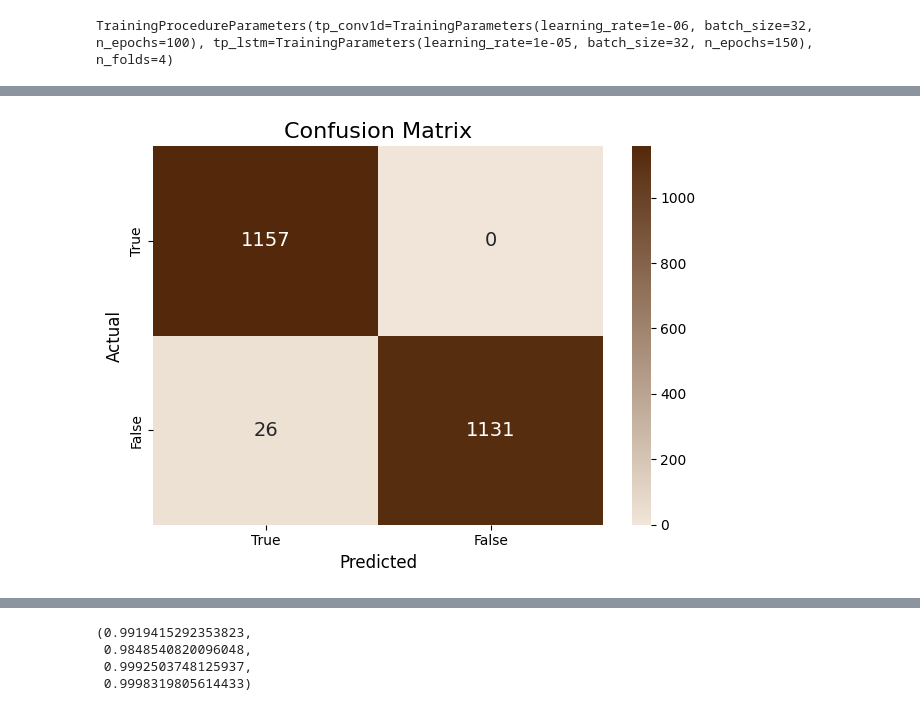
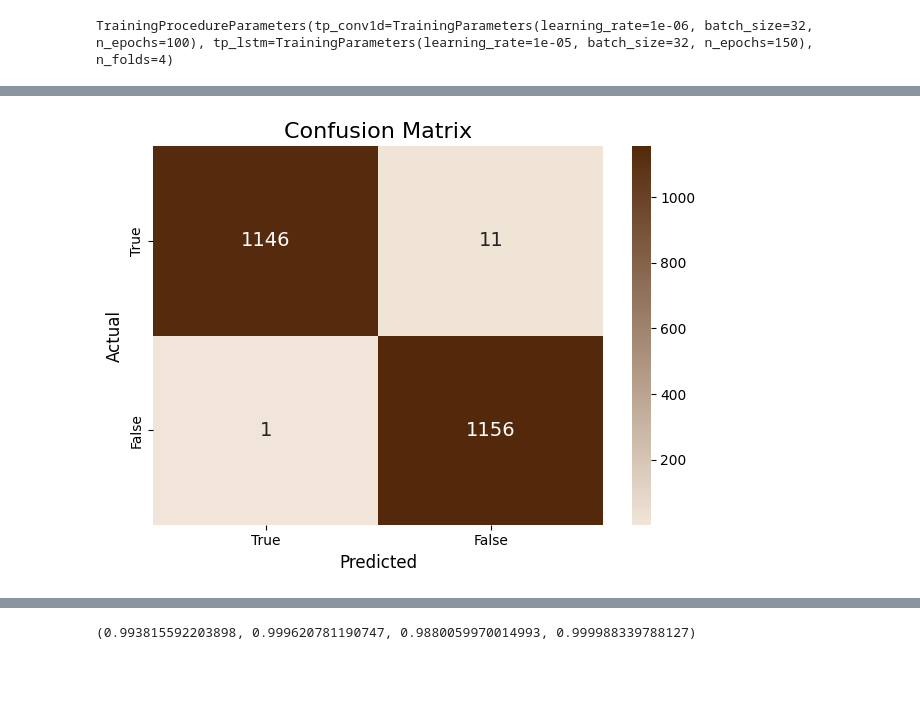
Before and after one commit to mklimek001/gait-features-identification, a Jupyter notebook: cv_siamese_raw_comparison.ipynb, the cells around one changed output, grey strips where cells are left out. Saved outputs shown, nothing was run; the diff lists cells and outputs as text; code cells hidden in the pictures; blank space fills up the shorter version.

```diff
--- a/cv_siamese_raw_comparison.ipynb
+++ b/cv_siamese_raw_comparison.ipynb
@@ -57,6 +57,7 @@ cv.perform_training(
     n_epochs = tpp.tp_conv1d.n_epochs,
     threshold = 0.5,
     show_plot = True,
+    embedding_size =  32,
     csv_file_path = Path('results/predictions_cv/mocap_cycles_conv1d.csv'),
 )
 # %% [output]
@@ -80 +81 @@ False    26   1131
-[figure, old version]
+[figure, new version]
@@ -152,7 +153,4 @@ False    41   2627
-(0.9919415292353823,
- 0.9848540820096048,
- 0.9992503748125937,
- 0.9998319805614433)
+(0.993815592203898, 0.999620781190747, 0.9880059970014993, 0.999988339788127)
 # %%
 cv = CrossValidationSiameseRaw(
     sequence_cycles=mocap_cycles,
```
Also changed, not shown: parts of 10 cells of this notebook, 24 other files.
